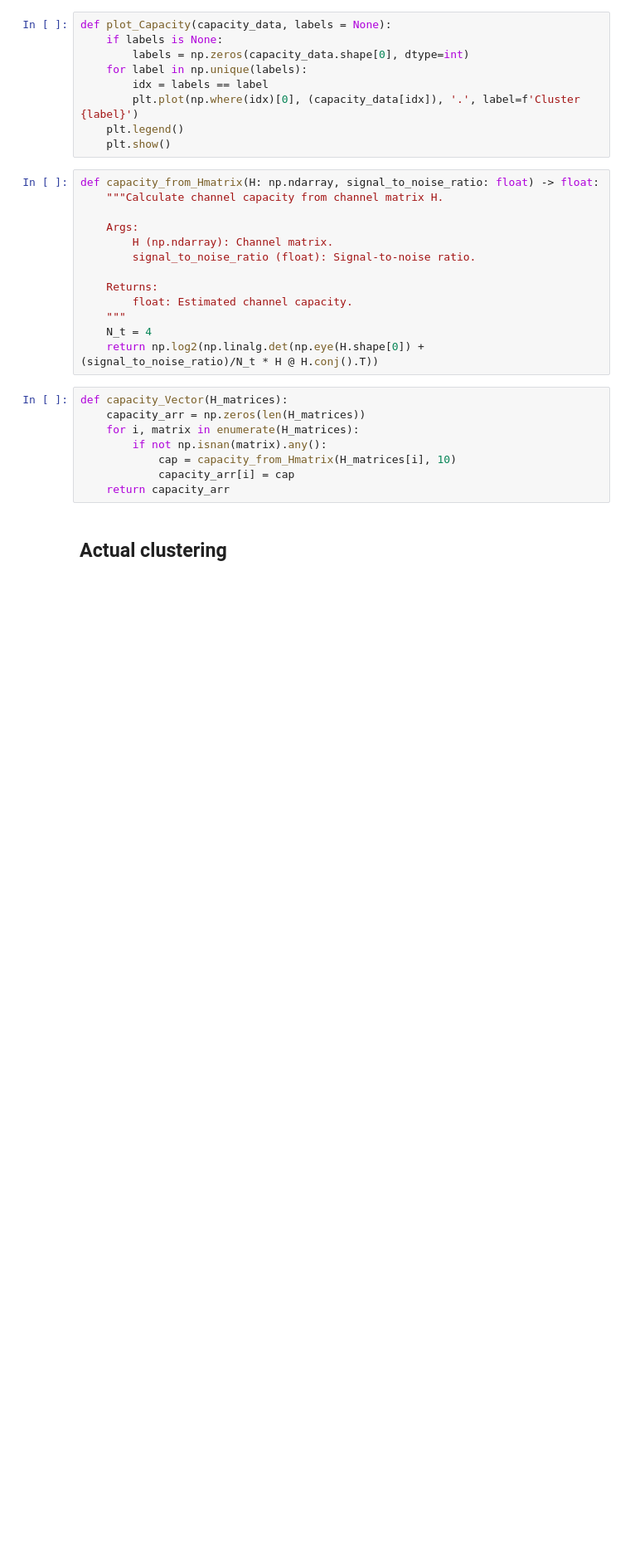
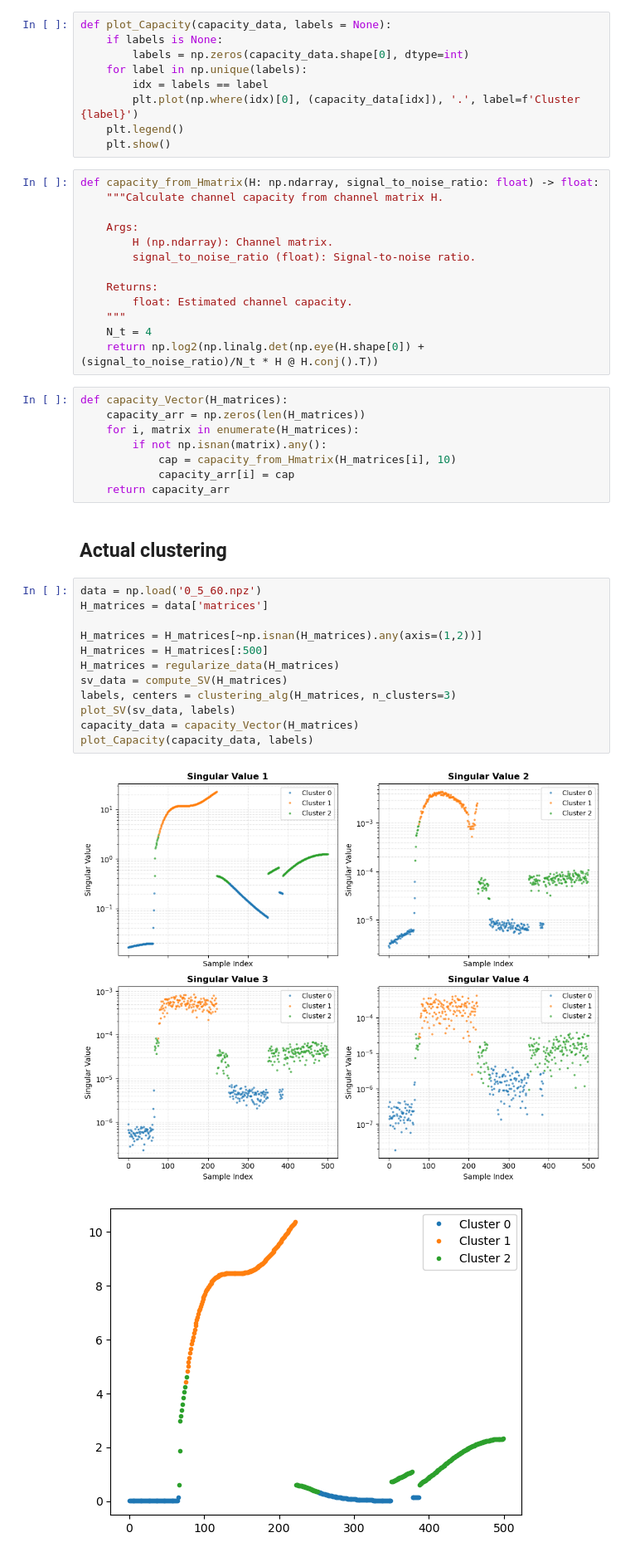
Before and after one commit to bencekaszas/ITT23-MIMO-processing, a Jupyter notebook: clustering.ipynb, the cells around one changed output. Shown at 83% size. Drawn from its saved outputs; the diff is of its cells as text; blank space fills up the shorter version.

```diff
--- a/clustering.ipynb
+++ b/clustering.ipynb
@@ -86,6 +86,21 @@ def capacity_Vector(H_matrices):
     return capacity_arr
 # %% [markdown]
 ## Actual clustering
+# %%
+data = np.load('0_5_60.npz')
+H_matrices = data['matrices']
+
+H_matrices = H_matrices[~np.isnan(H_matrices).any(axis=(1,2))]
+H_matrices = H_matrices[:500]
+H_matrices = regularize_data(H_matrices)
+sv_data = compute_SV(H_matrices)
+labels, centers = clustering_alg(H_matrices, n_clusters=3)
+plot_SV(sv_data, labels)
+capacity_data = capacity_Vector(H_matrices)
+plot_Capacity(capacity_data, labels)
+# %% [output]
+[figure, added]
+[figure, added]
 # %%
 # remove all samples belonging to cluster 1
 cleaned_matrices = matrices[labels != 1]
```
Also changed, not shown: parts of 1 cell of this notebook.
